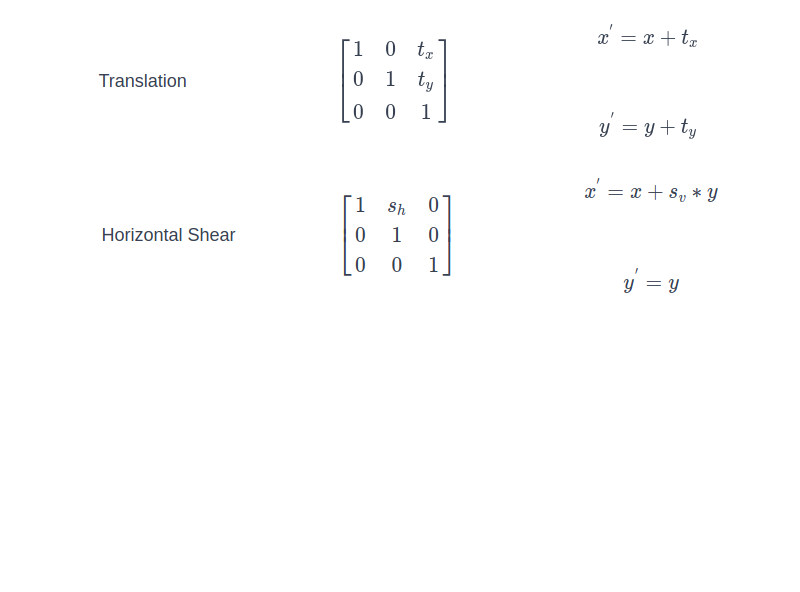
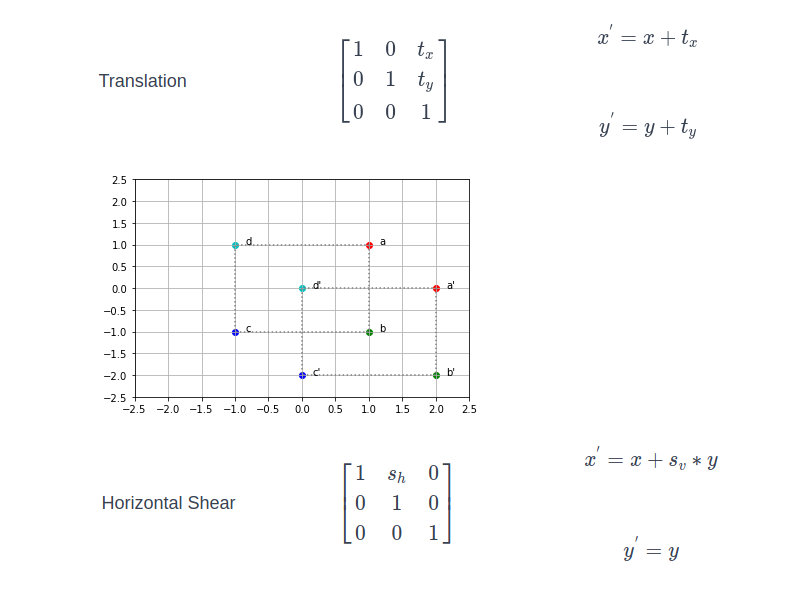
Before and after one commit to rroszczyk/1DI2243, a Jupyter notebook: src/przekształcenia_afiniczne_1.ipynb, the cells around one changed output. Saved outputs shown, nothing was run; the diff lists cells and outputs as text; code cells hidden in the pictures; blank space fills up the shorter version.

```diff
--- a/src/przekształcenia_afiniczne_1.ipynb
+++ b/src/przekształcenia_afiniczne_1.ipynb
@@ -30,7 +51,10 @@ def rysujPunkty(P, R=np.eye(3), sec=False):
   ysR = []
   for row in P:
     xP, yP, iP = row
+    row[2] = 1
     xR, yR, iR = R@row
+    iR = iP
+    row[2] = iR
     xsP.append(xP)
     ysP.append(yP)
     xsR.append(xR)
@@ -83,5 +113,13 @@ rysujPunkty(A, R, True)
 # %% [markdown]
 ![translation.png](embedded-picture-1)
+# %%
+# przesunięcie o 1 w prawo i w dół
+M = np.array([[1, 0, 1], [0, 1, -1], [0, 0, 1]])
+
+# przesunięcie o 1 w prawo i w dół
+rysujPunkty(A, M, True)
+# %% [output]
+[figure, added]
 # %% [markdown]
 ![horizontal_shear.png](embedded-picture-1)
 # %%
```
Also changed, not shown: parts of 7 cells of this notebook.
